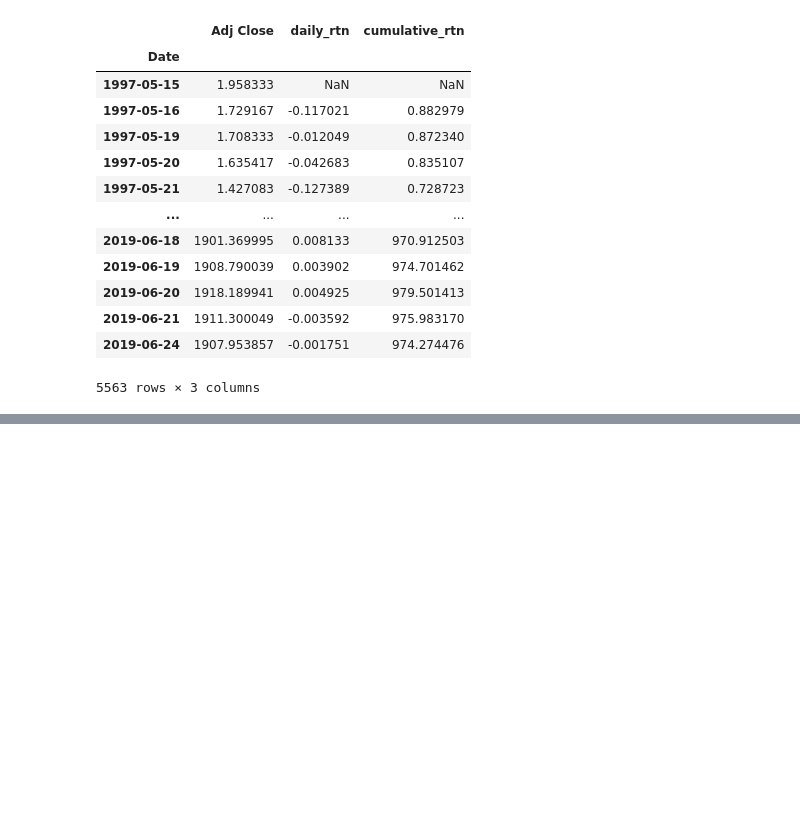
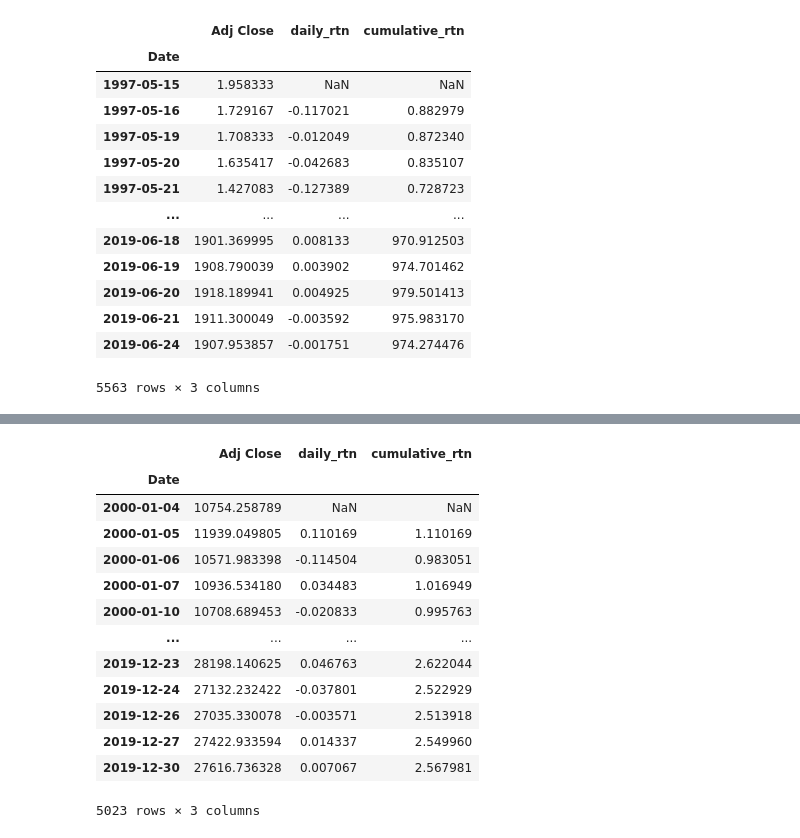
Before and after one commit to ZiNoBae/Practice_ubion, a Jupyter notebook: Code_Moon/230412/buyandhold_0412.ipynb, the cells around one changed output, grey strips where cells are left out. Cells and saved outputs as stored; diff of their text form; code cells hidden in the pictures; blank space fills up the shorter version.

```diff
--- a/Code_Moon/230412/buyandhold_0412.ipynb
+++ b/Code_Moon/230412/buyandhold_0412.ipynb
@@ -277,0 +350,17 @@ TypeError: bnh() missing 2 required positional arguments: 'start' and 'end'
+# %%
+buyandhold.bnh(df, 'Adj Close', '20000101', '20200101')
+# %% [output]
+|  | Adj Close | daily_rtn | cumulative_rtn |
+| Date |  |  |  |
+| 2000-01-04 | 10754.258789 | NaN | NaN |
+| 2000-01-05 | 11939.049805 | 0.110169 | 1.110169 |
+| 2000-01-06 | 10571.983398 | -0.114504 | 0.983051 |
+| 2000-01-07 | 10936.534180 | 0.034483 | 1.016949 |
+| 2000-01-10 | 10708.689453 | -0.020833 | 0.995763 |
+| ... | ... | ... | ... |
+| 2019-12-23 | 28198.140625 | 0.046763 | 2.622044 |
+| 2019-12-24 | 27132.232422 | -0.037801 | 2.522929 |
+| 2019-12-26 | 27035.330078 | -0.003571 | 2.513918 |
+| 2019-12-27 | 27422.933594 | 0.014337 | 2.549960 |
+| 2019-12-30 | 27616.736328 | 0.007067 | 2.567981 |
+5023 rows × 3 columns
```
Also changed, not shown: parts of 10 cells of this notebook, 2 other files.
